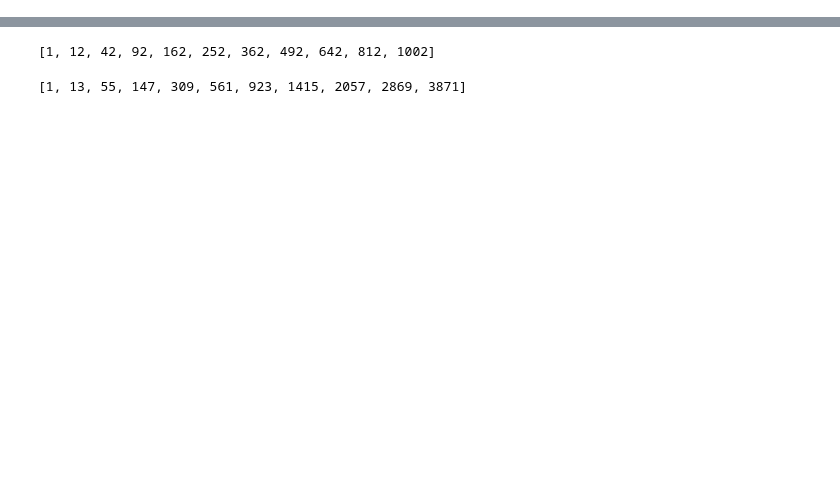
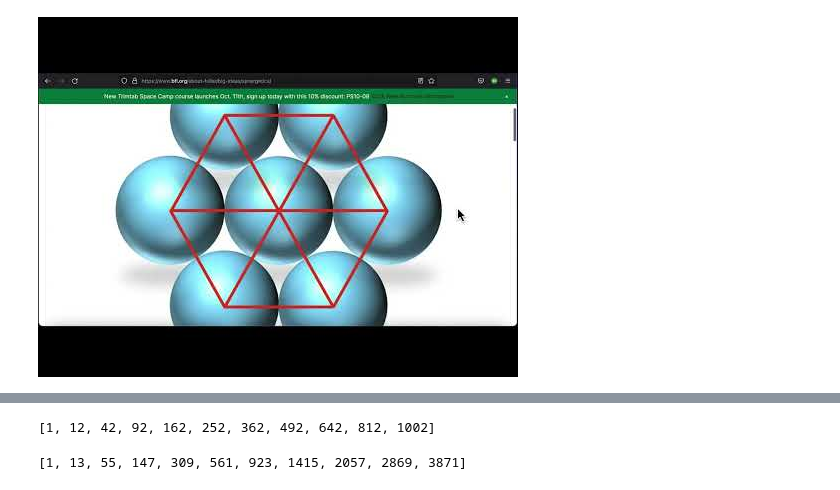
Before and after one commit to 4dsolutions/DigitalMathematics, a Jupyter notebook: MartianMath.ipynb, the cells around one changed output, grey strips where cells are left out. Saved outputs shown, nothing was run; the diff lists cells and outputs as text; code cells hidden in the pictures; blank space fills up the shorter version.

```diff
--- a/MartianMath.ipynb
+++ b/MartianMath.ipynb
@@ -11,6 +11,10 @@
 Depicted:  assembling [C6XTY](https://c6xty.com) at a Reed College Martian Math workshop
 # %%
 from IPython.display import YouTubeVideo
+# %%
+YouTubeVideo("3ORr8OJ10TE")
+# %% [output]
+[figure, added]
 # %% [markdown]
 # Synergetics
 
```
